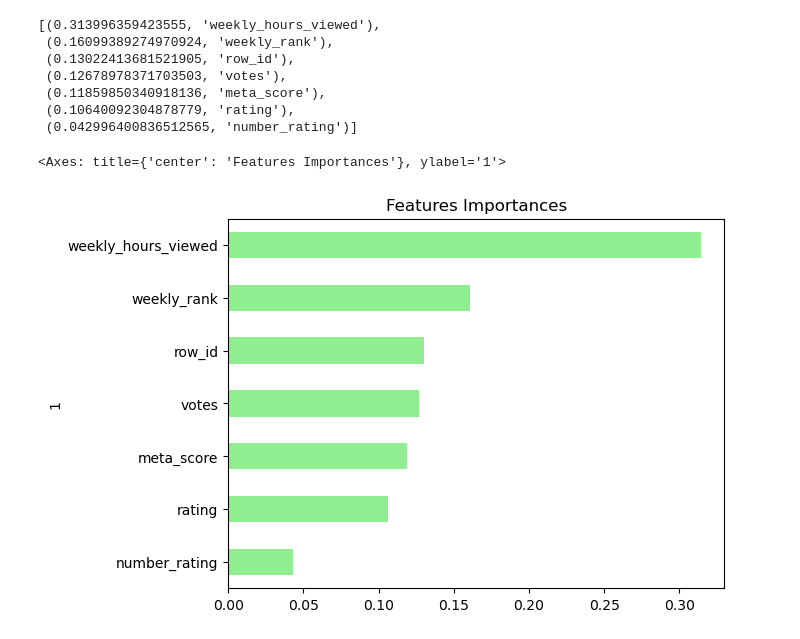
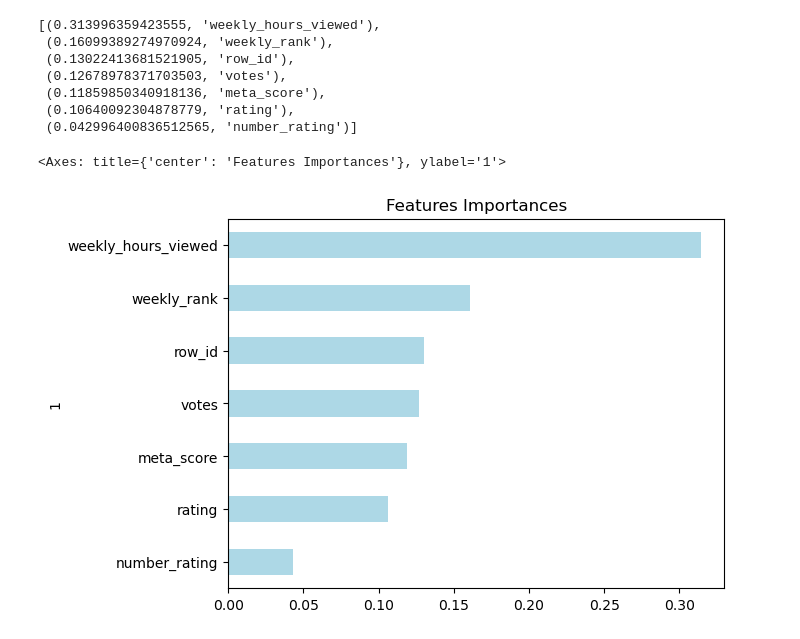
Before and after one commit to mopfun/Project_4_Grp_1, a Jupyter notebook: random_forrest.ipynb, the cells around one changed output. Saved outputs shown, nothing was run; the diff lists cells and outputs as text; code cells hidden in the pictures.

```diff
--- a/random_forrest.ipynb
+++ b/random_forrest.ipynb
@@ -114,11 +114,11 @@ sorted(zip(rf_model.feature_importances_, X.columns), reverse=True)
 # %%
 # Visualize the features by importance
 importances_df = pd.DataFrame(sorted(zip(rf_model.feature_importances_, X.columns), reverse=True))
 importances_df.set_index(importances_df[1], inplace=True)
 importances_df.drop(columns=1, inplace=True)
 importances_df.rename(columns={0: 'Feature Importances'}, inplace=True)
 importances_sorted = importances_df.sort_values(by='Feature Importances')
-importances_sorted.plot(kind='barh', color='lightgreen', title= 'Features Importances', legend=False)
+importances_sorted.plot(kind='barh', color='lightblue', title= 'Features Importances', legend=False)
 # %% [output]
 <Axes: title={'center': 'Features Importances'}, ylabel='1'>
-[figure, old version]
+[figure, new version]
```
Also changed, not shown: 1 other file.
